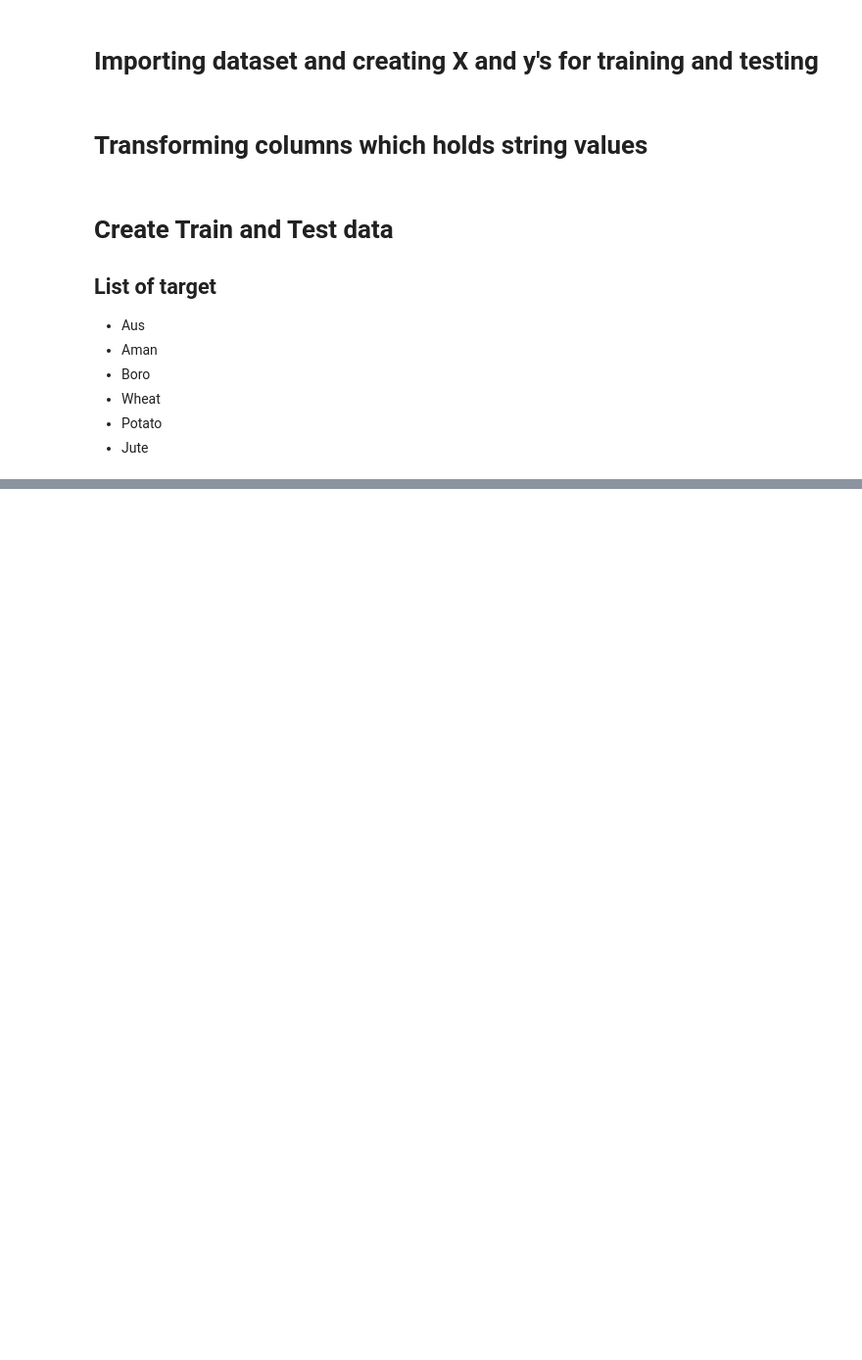
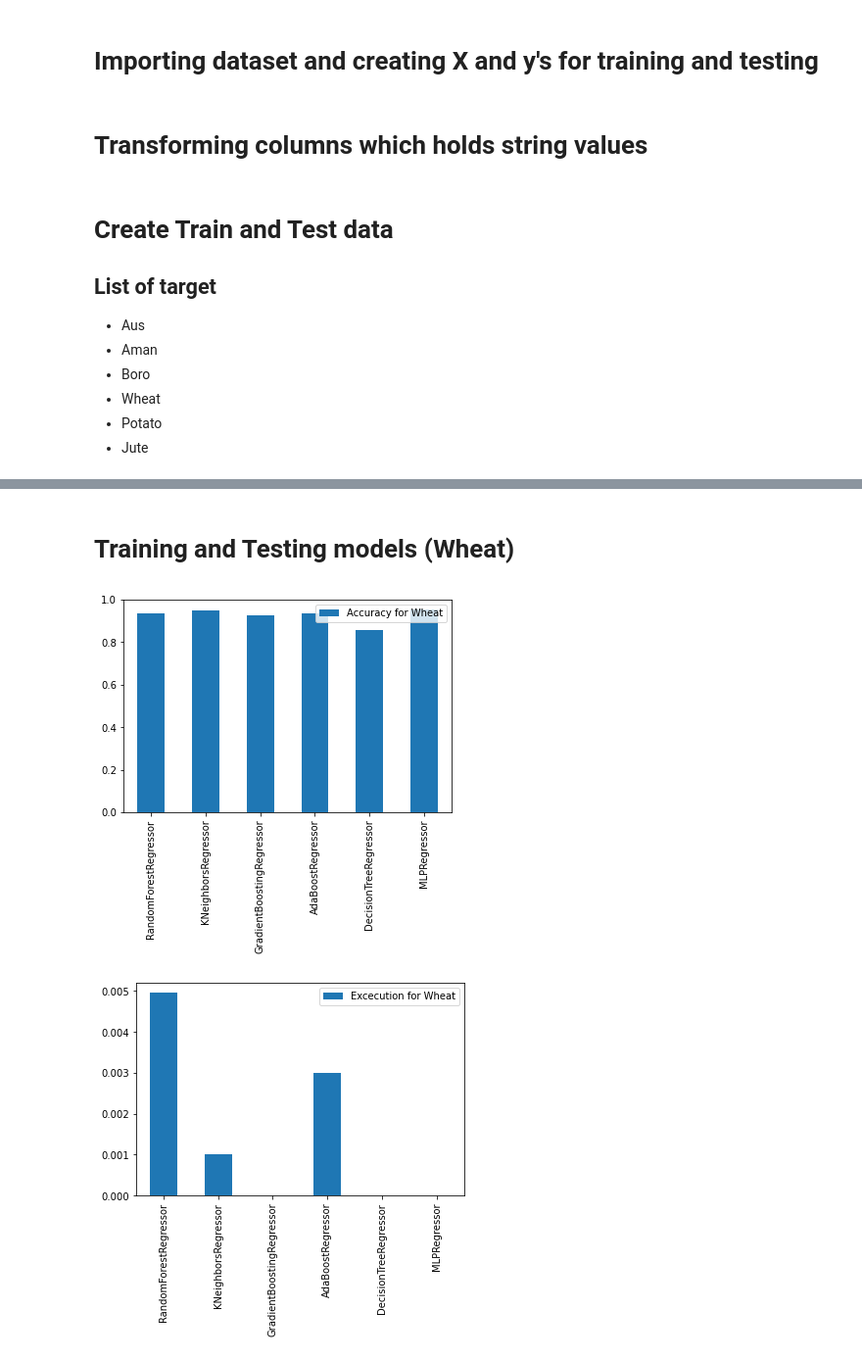
Before and after one commit to ashraful997/MyJupyter, a Jupyter notebook: Thesis-works.ipynb, the cells around one changed output, grey strips where cells are left out. Shown at 98% size. Saved outputs shown, nothing was run; the diff lists cells and outputs as text; code cells hidden in the pictures; blank space fills up the shorter version.

```diff
--- a/Thesis-works.ipynb
+++ b/Thesis-works.ipynb
@@ -181,0 +163,13 @@ dataframe_of_jute_accuracy_result.plot.bar();
+# %% [markdown]
+# Training and Testing models (Wheat)
+# %%
+trainTestEx(models, wheat_X_train, wheat_X_test, wheat_y_train, wheat_y_test)
+
+accuracyDataFrame(results_for_wheat, "Wheat")
+
+#something
+
+executionDataFrame(exec_time_for_wheat, "Wheat")
+# %% [output]
+[figure, added]
+[figure, added]
```
Also changed, not shown: parts of 23 cells of this notebook.
